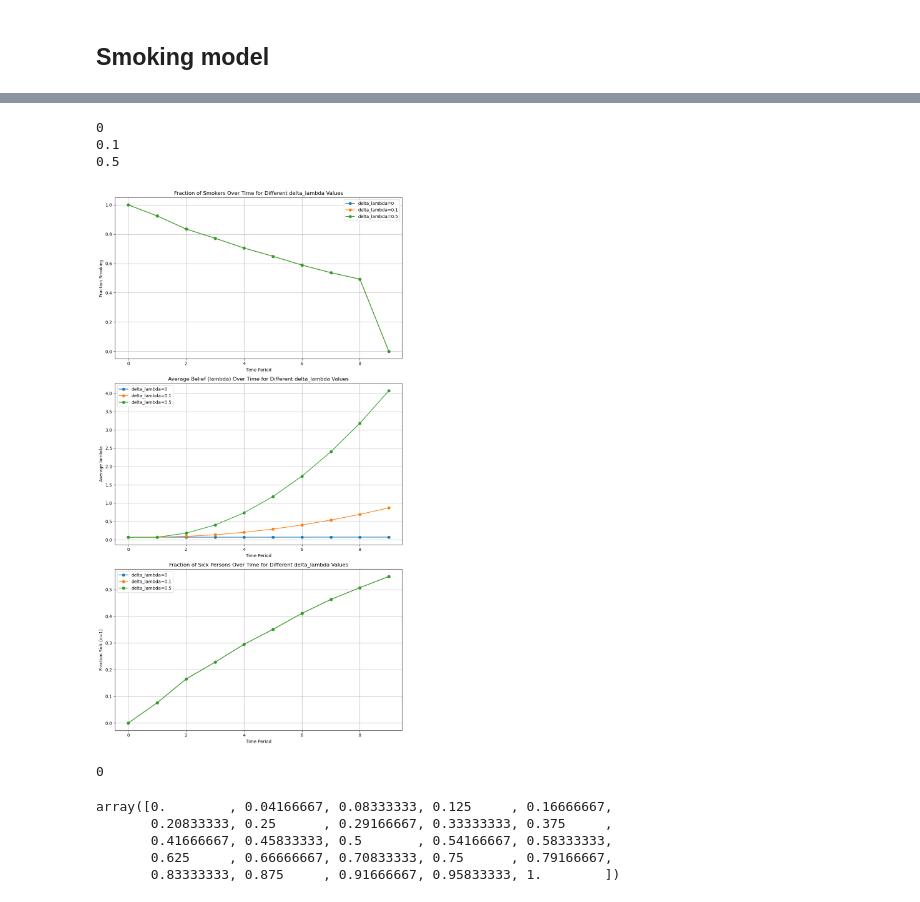
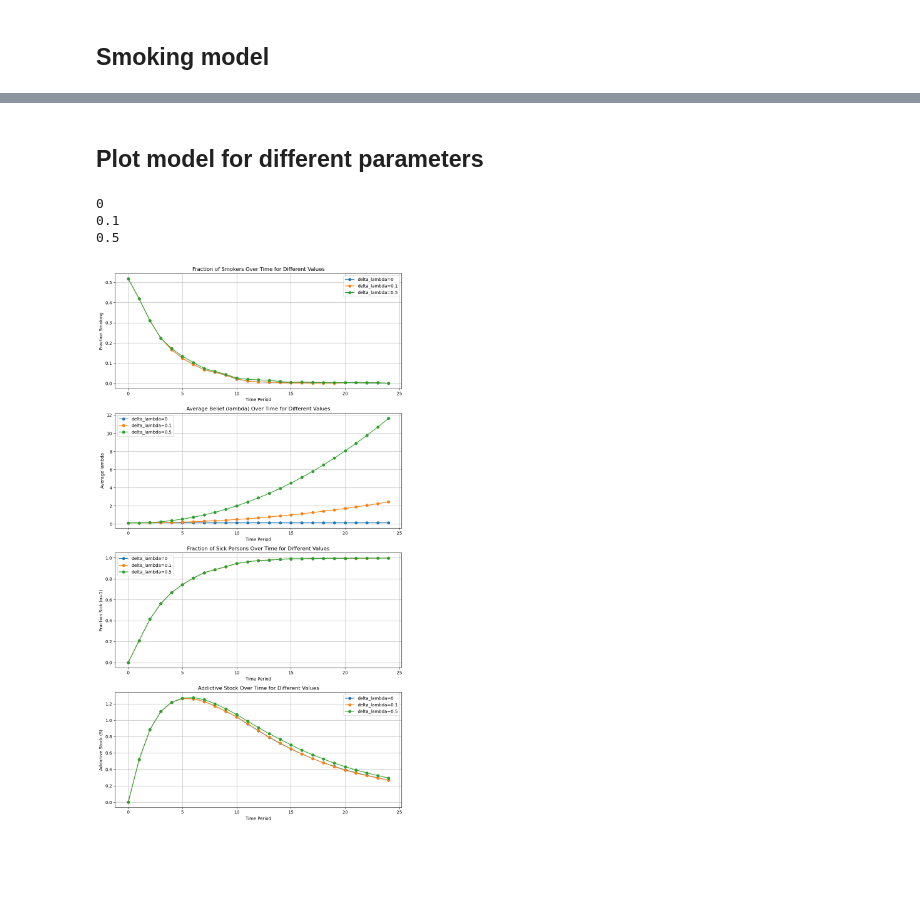
Before and after one commit to gqh814/smoking, a Jupyter notebook: code/kjt_model_smoking_test.ipynb, the cells around one changed output, grey strips where cells are left out. Drawn from its saved outputs; the diff is of its cells as text; code cells hidden in the pictures; blank space fills up the shorter version.

```diff
--- a/code/kjt_model_smoking_test.ipynb
+++ b/code/kjt_model_smoking_test.ipynb
@@ -8,13 +9,0 @@ from model import DynamicModel
-# %%
-import numpy as np
-import matplotlib.pyplot as plt
-  # Assuming the class is saved as dynamic_model.py
-
-# Initialize the model
-model = DynamicModel(T=5, delta_S=0.5, y=10, p=1, P=100)
-
-# Solve the model using backward induction
-model.backward_induction()
-
-model.simulate_and_plot()
-# Simulate and plot results
@@ -42,21 +10,28 @@ model.simulate_and_plot()
+# %% [markdown]
+## Plot model for different parameters
 # %%
 import numpy as np
 import matplotlib.pyplot as plt
-from model import DynamicModel  # Assuming the class is saved as dynamic_model.py
 
 # List of different values for 'delta_lambda' to loop over
 delta_lambdas = [0, 0.1, 0.5]
 
 # Set up the figure for the three plots in a single window
-fig, axes = plt.subplots(3, 1, figsize=(10, 18))
+fig, axes = plt.subplots(4, 1, figsize=(10, 18))
 
 # Loop over different values of delta_lambda
 for val in delta_lambdas:
     # Initialize the model with a specific delta_lambda value
-    model = DynamicModel(T=10, delta_lambda=val, delta_S=0.5, y=10, p=2, P=1000)
+    model = DynamicModel(T=25, delta_lambda=val,
+                         lambda_range=10,
+                         delta_S=0.1,
+                         y=100,
+                         p=1,
+                         a_bsigma=-0.8,
+                         P=1000)
 
     # Solve the model using backward induction
-    model.backward_induction()
+    model.backward_induction_vectorized()
 
     # Simulate and get results
     S_sim, sigma_sim, lambda_sim, b_sim = model.simulate_and_plot(plot=0)
@@ -65,6 +40,7 @@ for val in delta_lambdas:
     fraction_smoking = np.mean(b_sim, axis=1)
     avg_lambda = np.mean(lambda_sim, axis=1)
     fraction_sick = np.mean(sigma_sim, axis=1)
+    addictive_stock = np.mean(S_sim, axis=1)
 
     # Plot fraction of smokers for this value of delta_lambda
     axes[0].plot(range(model.T), fraction_smoking, marker='o', label=f'delta_lambda={val}')
@@ -75,47 +51,44 @@ for val in delta_lambdas:
     # Plot fraction sick over time for this value of delta_lambda
     axes[2].plot(range(model.T), fraction_sick, marker='o', label=f'delta_lambda={val}')
 
+    #
+    axes[3].plot(range(model.T), addictive_stock, marker='o', label=f'delta_lambda={val}')
+
     print(val)
 
 # Add labels, title, and grid for the first plot (fraction smoking)
 axes[0].set_xlabel('Time Period')
 axes[0].set_ylabel('Fraction Smoking')
-axes[0].set_title('Fraction of Smokers Over Time for Different delta_lambda Values')
+axes[0].set_title('Fraction of Smokers Over Time for Different Values')
 axes[0].legend()
 axes[0].grid(True)
 
 # Add labels, title, and grid for the second plot (average lambda)
 axes[1].set_xlabel('Time Period')
 axes[1].set_ylabel('Average lambda')
-axes[1].set_title('Average Belief (lambda) Over Time for Different delta_lambda Values')
+axes[1].set_title('Average Belief (lambda) Over Time for Different Values')
 axes[1].legend()
 axes[1].grid(True)
 
 # Add labels, title, and grid for the third plot (fraction sick)
 axes[2].set_xlabel('Time Period')
 axes[2].set_ylabel('Fraction Sick (σ=1)')
-axes[2].set_title('Fraction of Sick Persons Over Time for Different delta_lambda Values')
+axes[2].set_title('Fraction of Sick Persons Over Time for Different Values')
 axes[2].legend()
 axes[2].grid(True)
+
+# Add labels, title, and grid for the fourth plot (addictive stock)
+axes[3].set_xlabel('Time Period')
+axes[3].set_ylabel('Addictive Stock (S)')
+axes[3].set_title('Addictive Stock Over Time for Different Values')
+axes[3].legend()
+axes[3].grid(True)
 
 # Show the plot
 plt.tight_layout()
 plt.show()
 # %% [output]
 0
 0.1
 0.5
-[figure, old version]
+[figure, new version]
-# %%
-S=0
-model.pi_of_S(0) if S != 0 else 0
-# %% [output]
-0
-# %%
-model.med_pub
-# %% [output]
-array([0.        , 0.04166667, 0.08333333, 0.125     , 0.16666667,
-       0.20833333, 0.25      , 0.29166667, 0.33333333, 0.375     ,
-       0.41666667, 0.45833333, 0.5       , 0.54166667, 0.58333333,
-       0.625     , 0.66666667, 0.70833333, 0.75      , 0.79166667,
-       0.83333333, 0.875     , 0.91666667, 0.95833333, 1.        ])
```
Also changed, not shown: parts of 18 cells of this notebook, 1 other file.
